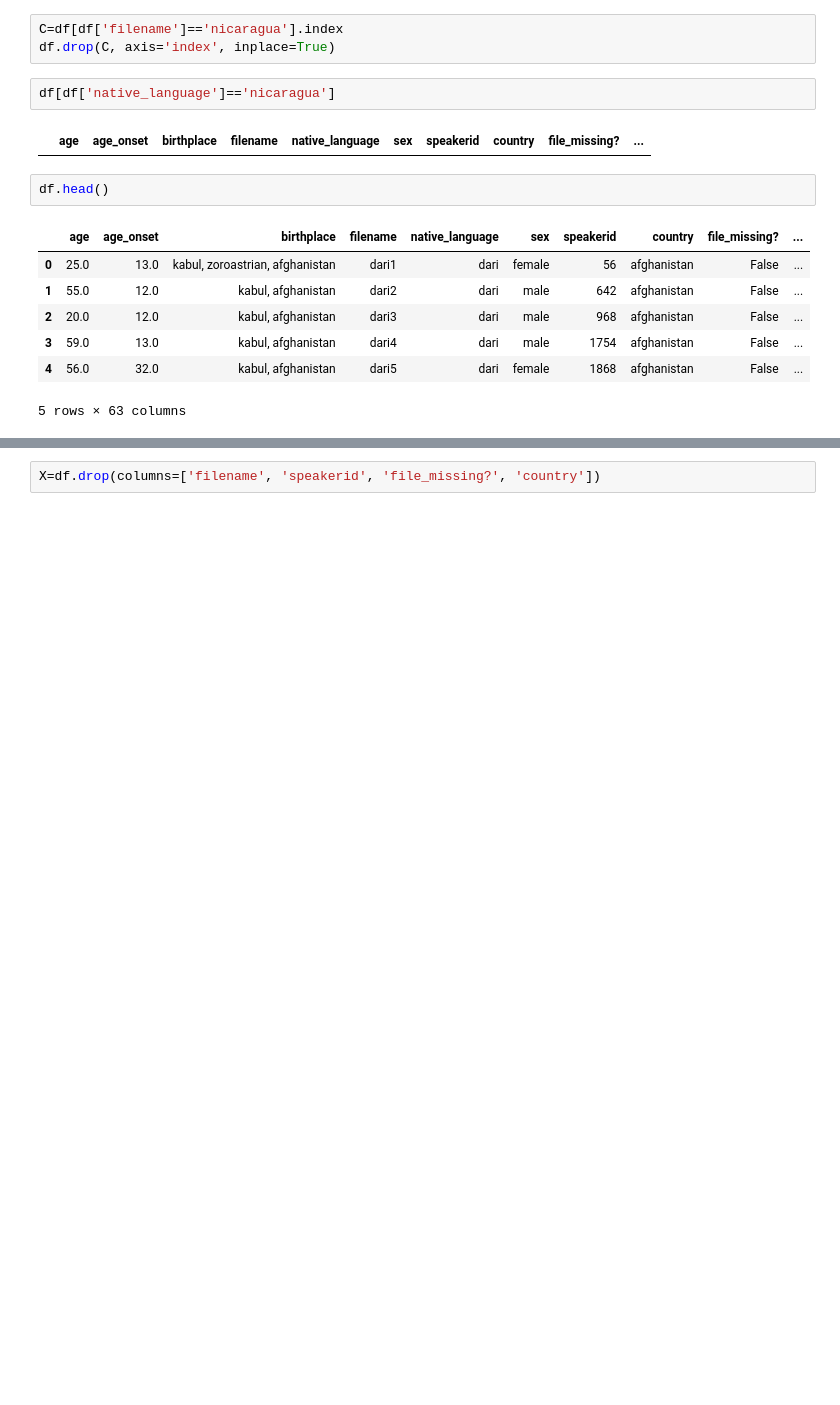
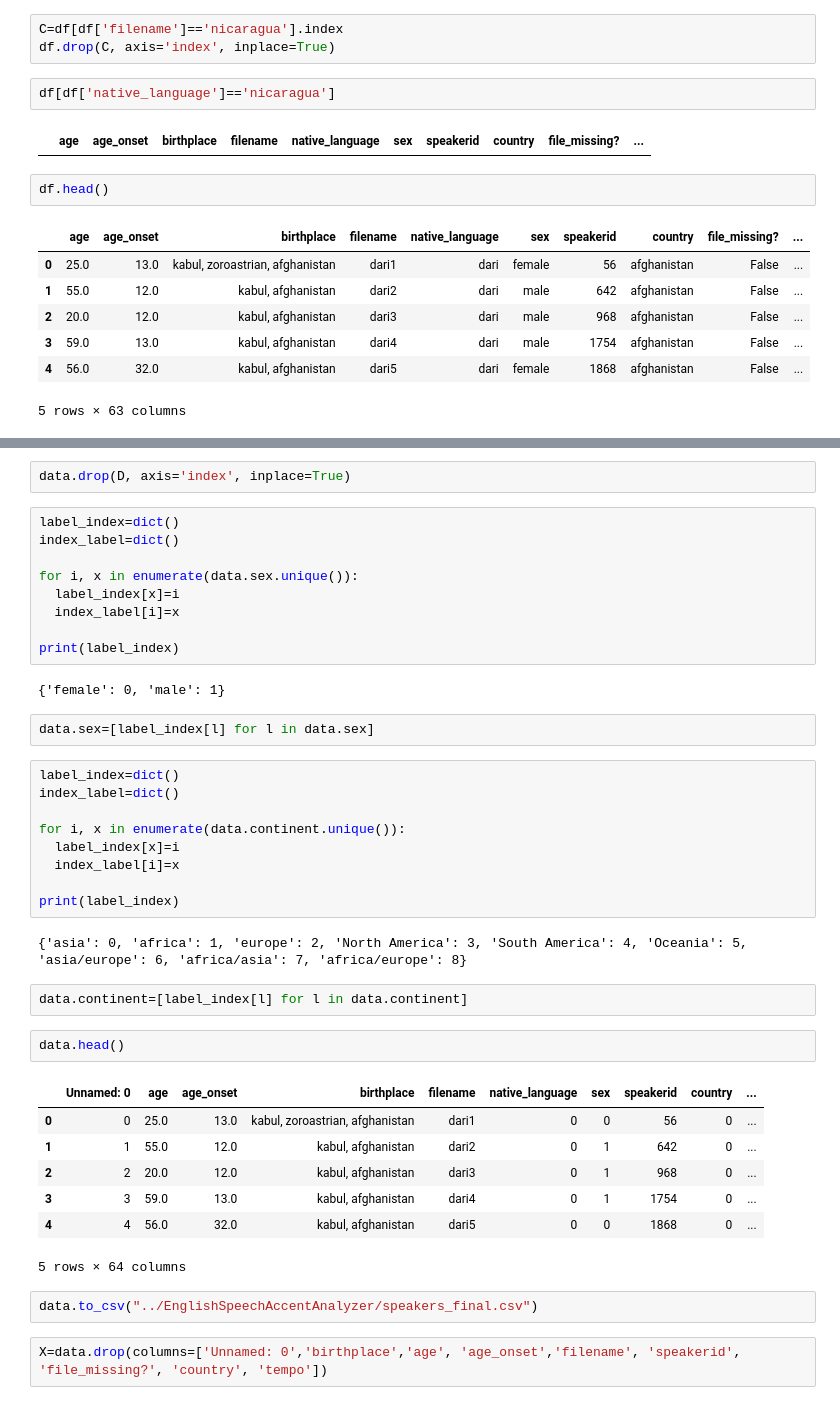
Before and after one commit to parkjiye/EnglishSpeechAccentAnalyzer, a Jupyter notebook: EnglishSpeechAccentAnalyzer.ipynb, the cells around one changed output, grey strips where cells are left out. Drawn from its saved outputs; the diff is of its cells as text; blank space fills up the shorter version.

```diff
--- a/EnglishSpeechAccentAnalyzer.ipynb
+++ b/EnglishSpeechAccentAnalyzer.ipynb
@@ -578,2 +591,42 @@ df.head()
+# %%
+data.drop(D, axis='index', inplace=True)
+# %%
+label_index=dict()
+index_label=dict()
+
+for i, x in enumerate(data.sex.unique()):
+  label_index[x]=i
+  index_label[i]=x
+
+print(label_index)
+# %% [output]
+{'female': 0, 'male': 1}
+# %%
+data.sex=[label_index[l] for l in data.sex]
+# %%
+label_index=dict()
+index_label=dict()
+
+for i, x in enumerate(data.continent.unique()):
+  label_index[x]=i
+  index_label[i]=x
+
+print(label_index)
+# %% [output]
+{'asia': 0, 'africa': 1, 'europe': 2, 'North America': 3, 'South America': 4, 'Oceania': 5, 'asia/europe': 6, 'africa/asia': 7, 'africa/europe': 8}
+# %%
+data.continent=[label_index[l] for l in data.continent]
+# %%
+data.head()
+# %% [output]
+|  | Unnamed: 0 | age | age_onset | birthplace | filename | native_language | sex | speakerid | country | ... |
+| 0 | 0 | 25.0 | 13.0 | kabul, zoroastrian, afghanistan | dari1 | 0 | 0 | 56 | 0 | ... |
+| 1 | 1 | 55.0 | 12.0 | kabul, afghanistan | dari2 | 0 | 1 | 642 | 0 | ... |
+| 2 | 2 | 20.0 | 12.0 | kabul, afghanistan | dari3 | 0 | 1 | 968 | 0 | ... |
+| 3 | 3 | 59.0 | 13.0 | kabul, afghanistan | dari4 | 0 | 1 | 1754 | 0 | ... |
+| 4 | 4 | 56.0 | 32.0 | kabul, afghanistan | dari5 | 0 | 0 | 1868 | 0 | ... |
+5 rows × 64 columns
+# %%
+data.to_csv("../EnglishSpeechAccentAnalyzer/speakers_final.csv")
 # %%
-X=df.drop(columns=['filename', 'speakerid', 'file_missing?', 'country'])
+X=data.drop(columns=['Unnamed: 0','birthplace','age', 'age_onset','filename', 'speakerid', 'file_missing?', 'country', 'tempo'])
```
Also changed, not shown: parts of 20 cells of this notebook, 3 other files.
